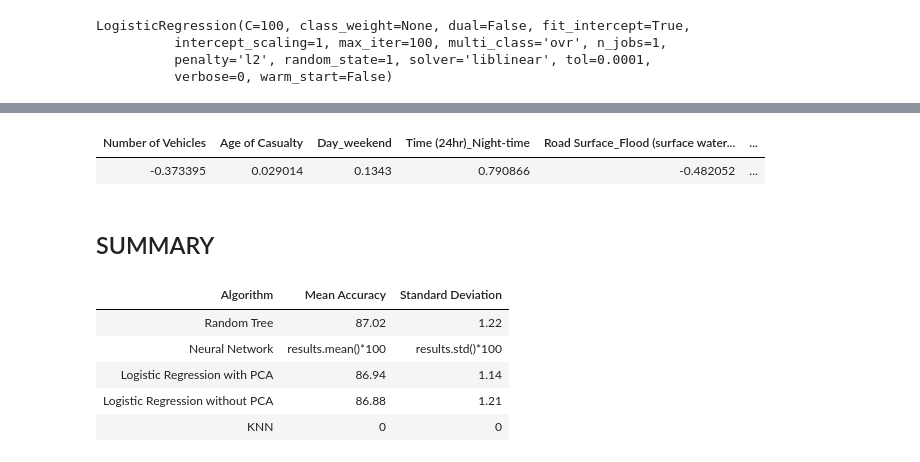
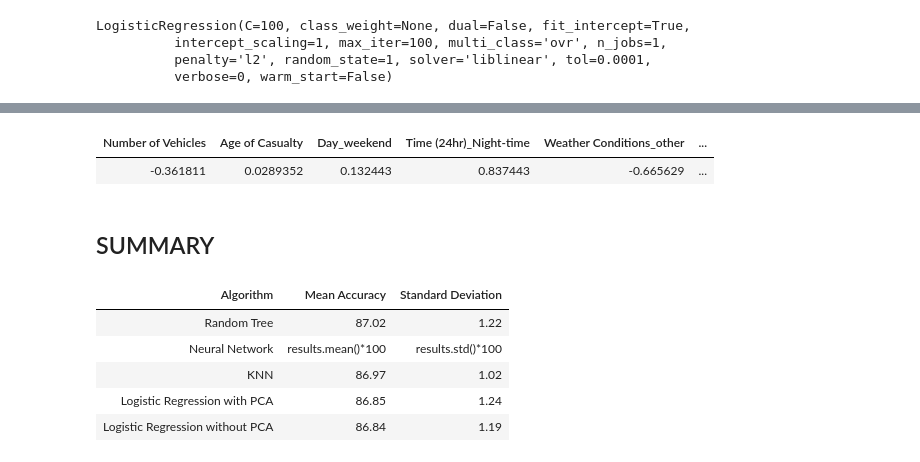
Before and after one commit to eldooriomar/PHBS_MLF_2018, a Jupyter notebook: pyth project.ipynb, the cells around one changed output, grey strips where cells are left out. Saved outputs shown, nothing was run; the diff lists cells and outputs as text; code cells hidden in the pictures.

```diff
--- a/pyth project.ipynb
+++ b/pyth project.ipynb
@@ -315,7 +410,7 @@ mean accuracy 86.94% (standard deviation 1.14%)
 # %% [markdown]
 * without PCA
 # %%
-X_3 = X.drop(['Road Surface_Dry', 'Weather Conditions_fine', 'Casualty Class_Driver', 'Type of Vehicle_bus'], axis=1)
+X_3 = X.drop(['Road Surface_Dry', 'Weather Conditions_fine', 'Casualty Class_Driver', 'Type of Vehicle_other'], axis=1)
 # %%
 import seaborn as sns
 
@@ -329,0 +425,5 @@ plt.show()
+# %%
+X_4 = X_3.drop(['Road Surface_Flood (surface water over 3cm deep)',
+ 'Road Surface_Frost or Ice',
+ 'Road Surface_Snow',
+ 'Road Surface_Wet or Damp'], axis=1)
@@ -330,14 +441,14 @@ plt.show()
 # %%
 lr = LogisticRegression(C=100, random_state=1)
 #the term C is directly related to the regularization parameter λ
-lr.fit(X_3, y)
+lr.fit(X_4, y)
 # %% [output]
 LogisticRegression(C=100, class_weight=None, dual=False, fit_intercept=True,
           intercept_scaling=1, max_iter=100, multi_class='ovr', n_jobs=1,
           penalty='l2', random_state=1, solver='liblinear', tol=0.0001,
           verbose=0, warm_start=False)
 # %%
-results2 = cross_val_score(lr, X_3, y, cv=kfold)
+results2 = cross_val_score(lr, X_4, y, cv=kfold)
 # %%
 print("mean accuracy %.2f%% (standard deviation %.2f%%)" % (results2.mean()*100, results2.std()*100))
 #The results are summarized as both the mean and standard deviation of the model accuracy on the dataset.
@@ -346,25 +457,25 @@ mean accuracy 86.88% (standard deviation 1.21%)
 # %%
 coef = lr.coef_[0]
 table = [coef]
-display(HTML(tabulate.tabulate(table, headers=list(X_3), tablefmt='html')))
+display(HTML(tabulate.tabulate(table, headers=list(X_4), tablefmt='html')))
 # %% [output]
-| Number of Vehicles | Age of Casualty | Day_weekend | Time (24hr)_Night-time | Road Surface_Flood (surface water... | ... |
-| -0.373395 | 0.029014 | 0.1343 | 0.790866 | -0.482052 | ... |
+| Number of Vehicles | Age of Casualty | Day_weekend | Time (24hr)_Night-time | Weather Conditions_other | ... |
+| -0.361811 | 0.0289352 | 0.132443 | 0.837443 | -0.665629 | ... |
 # %% [markdown]
 ## SUMMARY
 # %%
 from IPython.display import HTML, display
 import tabulate
 table = [["Random Tree",round(score.mean()*100,2),round(score.std()*100,2)],
          ["Neural Network","results.mean()*100","results.std()*100"],
+         ["KNN",round(results3.mean()*100,2) , round(results3.std()*100,2)],
          ["Logistic Regression with PCA", round(results1.mean()*100,2) , round(results1.std()*100,2)],
-         ["Logistic Regression without PCA", round(results2.mean()*100,2) , round(results2.std()*100,2)],
-         ["KNN",0,0]]
+         ["Logistic Regression without PCA", round(results2.mean()*100,2) , round(results2.std()*100,2)]]
 display(HTML(tabulate.tabulate(table, headers=["Algorithm","Mean Accuracy", "Standard Deviation"], tablefmt='html')))
 # %% [output]
 | Algorithm | Mean Accuracy | Standard Deviation |
 | Random Tree | 87.02 | 1.22 |
 | Neural Network | results.mean()*100 | results.std()*100 |
-| Logistic Regression with PCA | 86.94 | 1.14 |
-| Logistic Regression without PCA | 86.88 | 1.21 |
-| KNN | 0 | 0 |
+| KNN | 86.97 | 1.02 |
+| Logistic Regression with PCA | 86.85 | 1.24 |
+| Logistic Regression without PCA | 86.84 | 1.19 |
```
Also changed, not shown: parts of 24 cells of this notebook, 1 other file.
